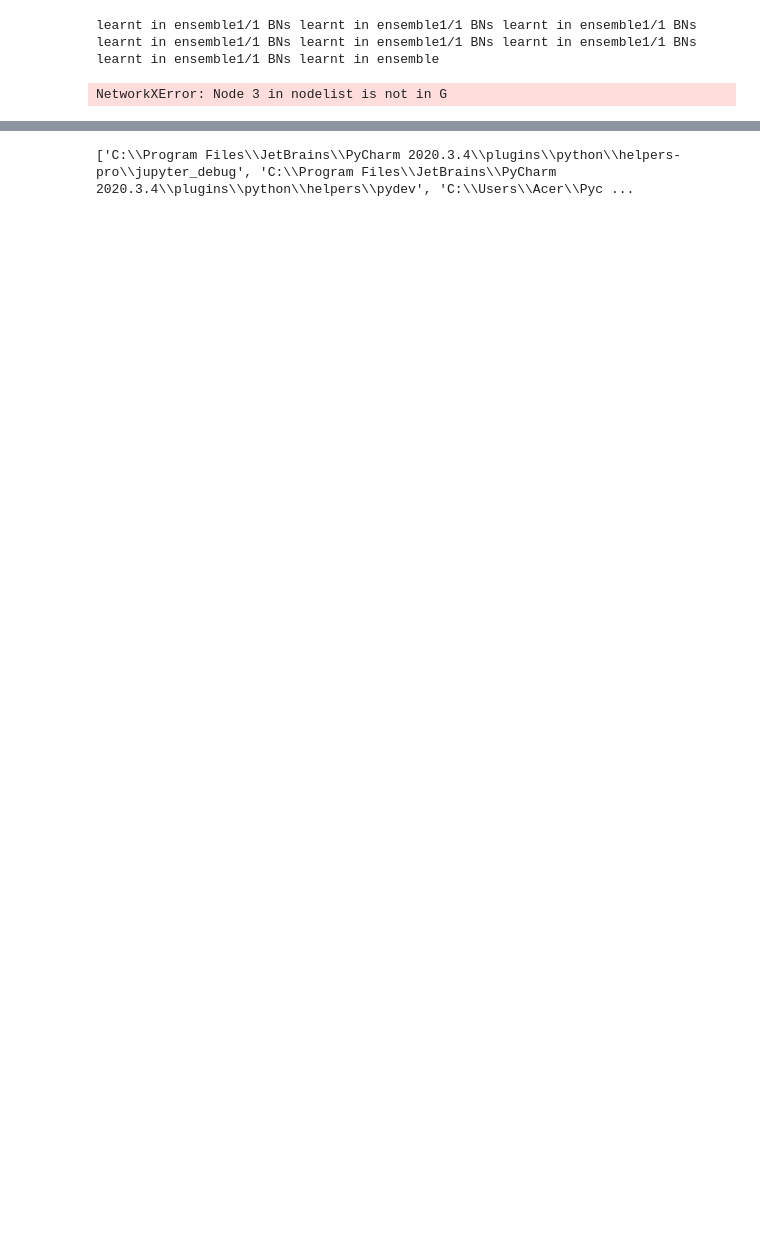
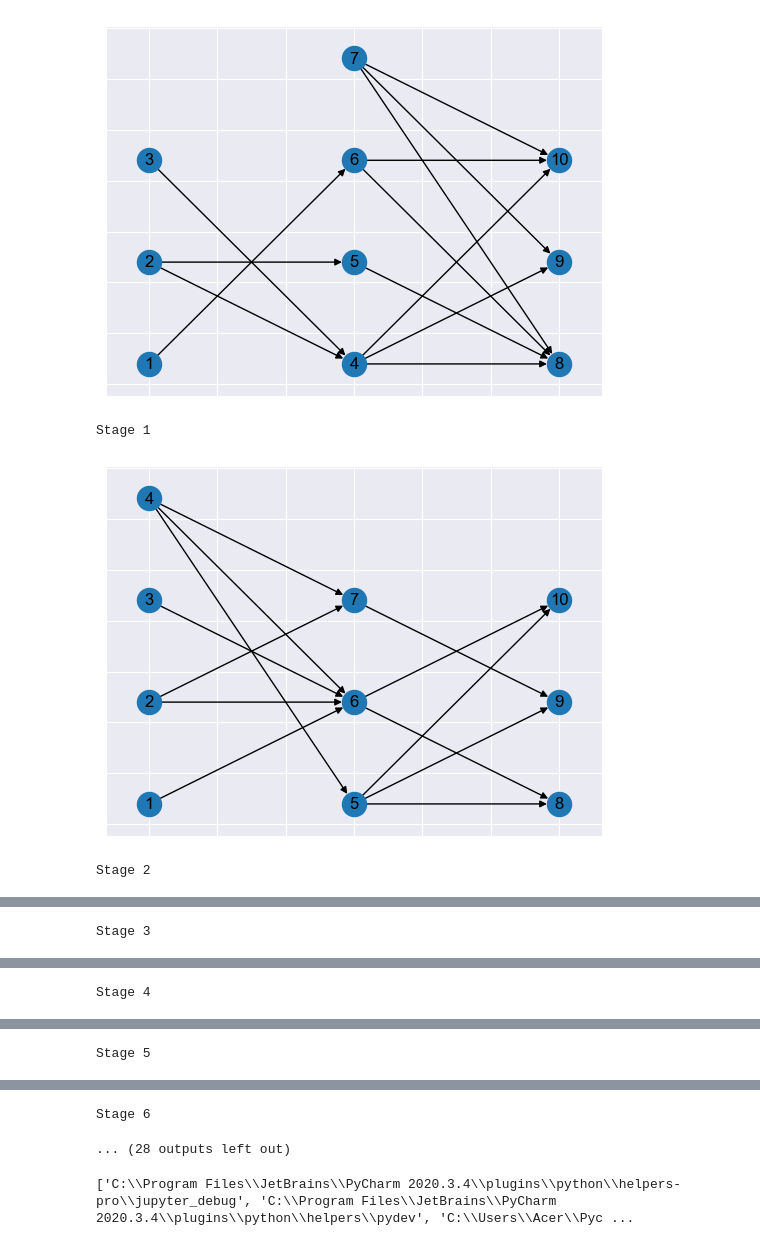
Before and after one commit to dmitry-grigorev/BAMT, a Jupyter notebook: experiments3/Experiments_synth_3.ipynb, the cells around one changed output, grey strips where cells are left out. Saved outputs shown, nothing was run; the diff lists cells and outputs as text; code cells hidden in the pictures; blank space fills up the shorter version.

```diff
--- a/experiments3/Experiments_synth_3.ipynb
+++ b/experiments3/Experiments_synth_3.ipynb
@@ -7,7 +10,9 @@ plt.rcParams.update({'font.size': 14})
 
 imagespath = 'C:/Users/Acer/PycharmProjects/BAMTclone/BAMT/experiments2/images2'
 # %%
-ex3aux.simulation(5)
+ex3aux.simulation(10)
 # %% [output]
+[figure, added]
-learnt in ensemble1/1 BNs learnt in ensemble1/1 BNs learnt in ensemble1/1 BNs learnt in ensemble1/1 BNs learnt in ensemble1/1 BNs learnt in ensemble1/1 BNs learnt in ensemble1/1 BNs learnt in ensemble
+Stage 1
+[figure, added]
-NetworkXError: Node 3 in nodelist is not in G
+Stage 2
@@ -13,0 +20 @@ NetworkXError: Node 3 in nodelist is not in G
+Stage 3
@@ -13,0 +22 @@ NetworkXError: Node 3 in nodelist is not in G
+Stage 4
@@ -13,0 +24 @@ NetworkXError: Node 3 in nodelist is not in G
+Stage 5
@@ -14,3 +26,5 @@ NetworkXError: Node 3 in nodelist is not in G
+Stage 6
+... (28 outputs left out)
 # %%
 import sys
 print(sys.path)
```
Also changed, not shown: parts of 11 cells of this notebook, 3 other files.
